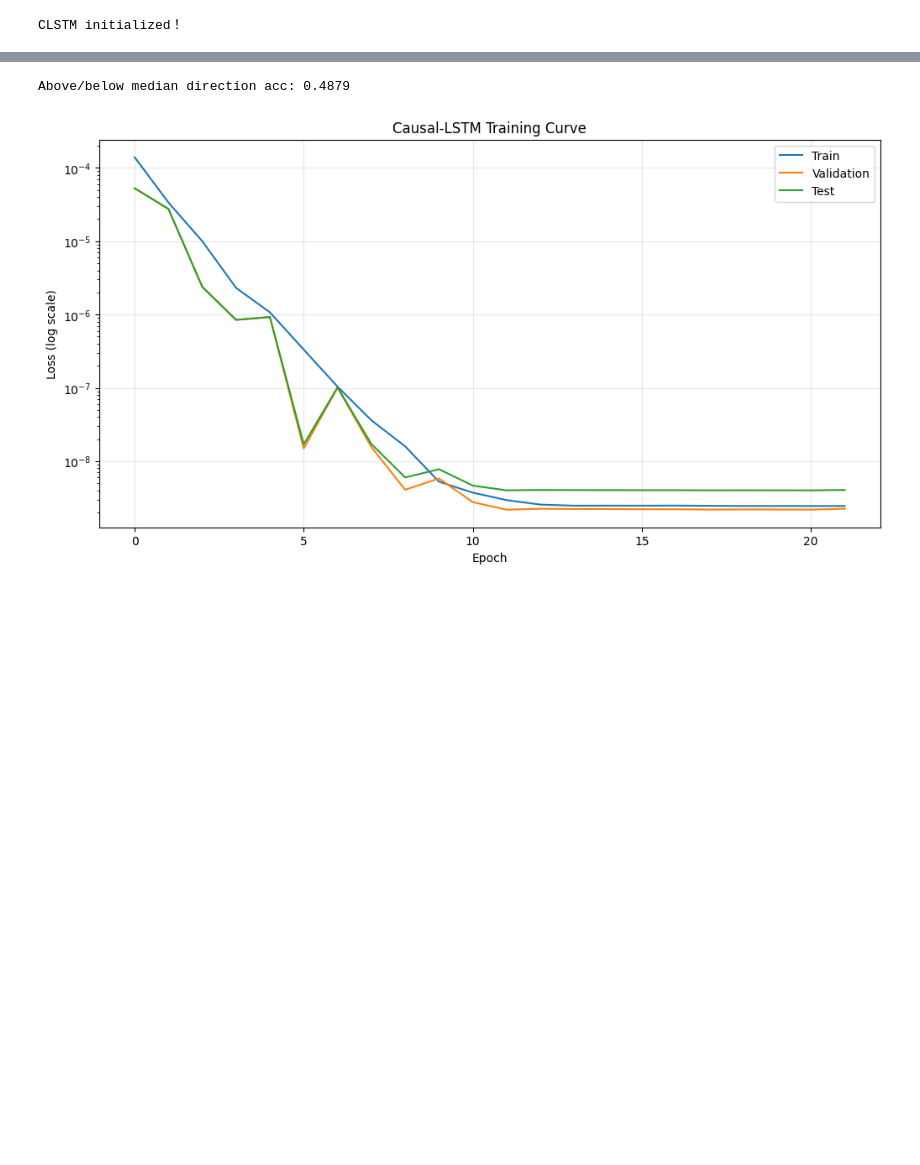
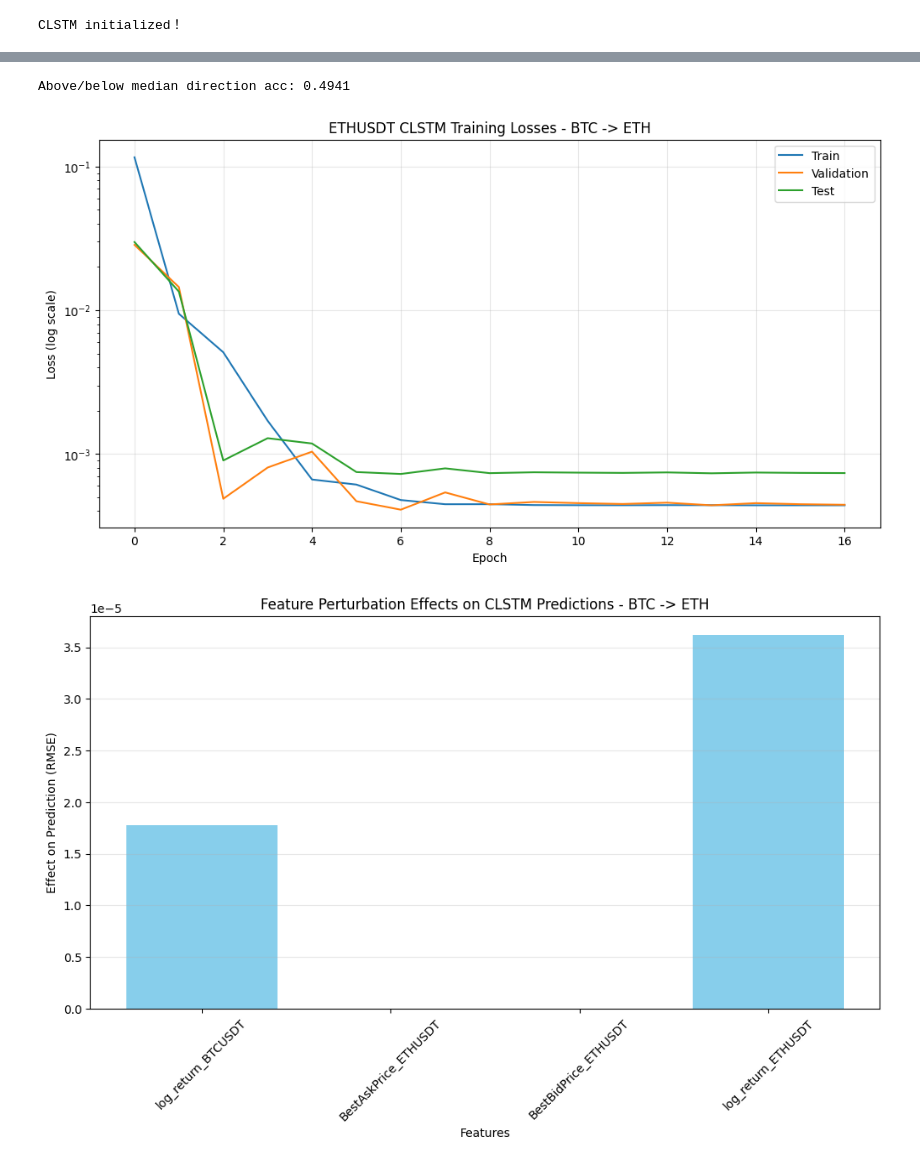
Before and after one commit to 1pod-x/LSTM-PCMCI, a Jupyter notebook: CLSTM.ipynb, the cells around one changed output, grey strips where cells are left out. Drawn from its saved outputs; the diff is of its cells as text; code cells hidden in the pictures; blank space fills up the shorter version.

```diff
--- a/CLSTM.ipynb
+++ b/CLSTM.ipynb
@@ -86,18 +83,15 @@ trainX, trainY, valX, valY, testX, testY = prepare_lstm_data_volume_1s(data)
 # %%
 combined_data = np.column_stack((
     data['log_return_BTCUSDT'].values,
-    data['log_return_ETHUSDT'].values
+   data['BestAskPrice_ETHUSDT'].values,
+   data['BestBidPrice_ETHUSDT'].values,
+   data['log_return_ETHUSDT'].values
 ))
-
 split_idx = int(len(combined_data) * 0.8)
 train_data_2d = combined_data[:split_idx]
-
-
 causal_analyzer = GetCausal.CausalPrecursors(
-    var_names=['BTC', 'ETH'],
-    window=10,
-    num_features=2
+     var_names=['log_return_BTCUSDT' ,'BestAskPrice_ETHUSDT','BestBidPrice_ETHUSDT','log_return_ETHUSDT'],
+    num_features=4
 )
-
 C=causal_analyzer.__call__(train_data_2d)
 # %% [output]
@@ -261,30 +244,33 @@ Final Test Loss: 0.00000000
 # %%
-pred = model(testX).cpu().detach().numpy().flatten()
-true = testY.cpu().numpy().flatten()
-
+pred = model(trainX).cpu().detach().numpy().flatten()
+true = trainY.cpu().numpy().flatten()
 median_pred = np.median(pred)
 direction_acc_median = np.mean(
     (pred > median_pred) == (true > median_pred)
 )
 print(f"Above/below median direction acc: {direction_acc_median:.4f}")
 # %% [output]
-Above/below median direction acc: 0.4879
+Above/below median direction acc: 0.4941
 # %%
 plt.figure(figsize=(12,6))
-
 plt.plot(train_losses, label="Train")
 plt.plot(val_losses, label="Validation")
-plt.plot(test_losses,label='Test' )
-
+plt.plot(test_losses, label='Test')
 plt.yscale("log")
-
 plt.xlabel("Epoch")
 plt.ylabel("Loss (log scale)")
-plt.title("Causal-LSTM Training Curve")
-
+plt.title("ETHUSDT CLSTM Training Losses - BTC -> ETH")
 plt.grid(True, alpha=0.3)
 plt.legend()
-
 plt.show()
+plt.figure(figsize=(12,6))
+plt.bar(feature_names_effects, effects, color='skyblue')
+plt.xlabel('Features')
+plt.ylabel('Effect on Prediction (RMSE)')
+plt.title('Feature Perturbation Effects on CLSTM Predictions - BTC -> ETH')
+plt.xticks(rotation=45)
+plt.grid(axis='y', alpha=0.3)
+plt.show()
 # %% [output]
-[figure, old version]
+[figure, new version]
+[figure, added]
```
Also changed, not shown: parts of 5 cells of this notebook.
